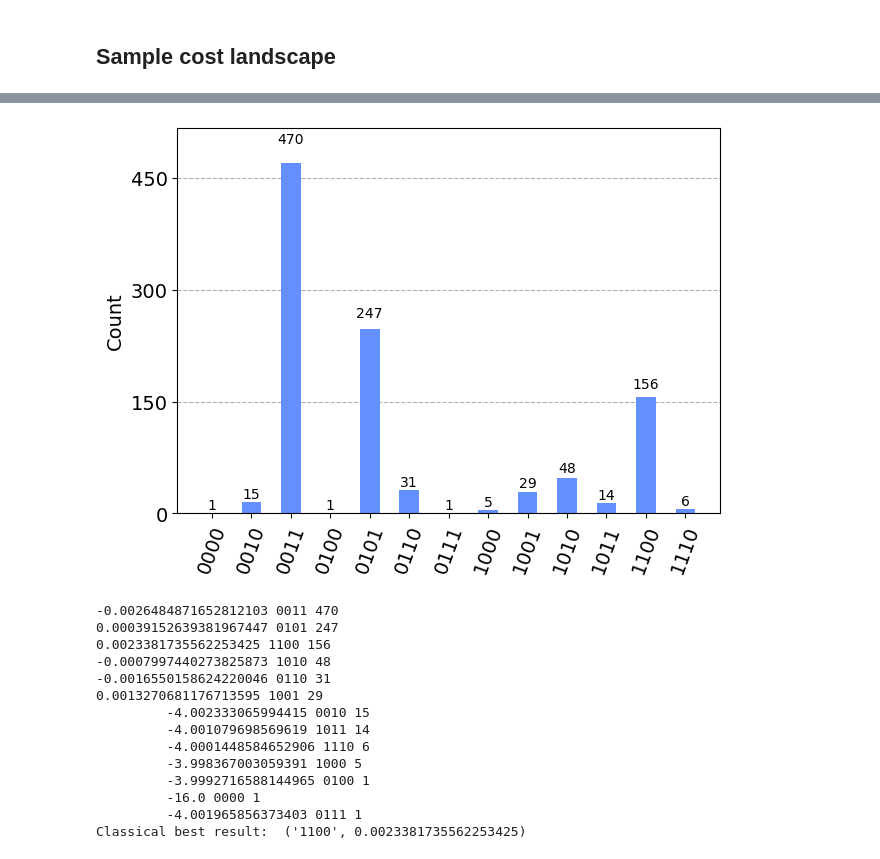
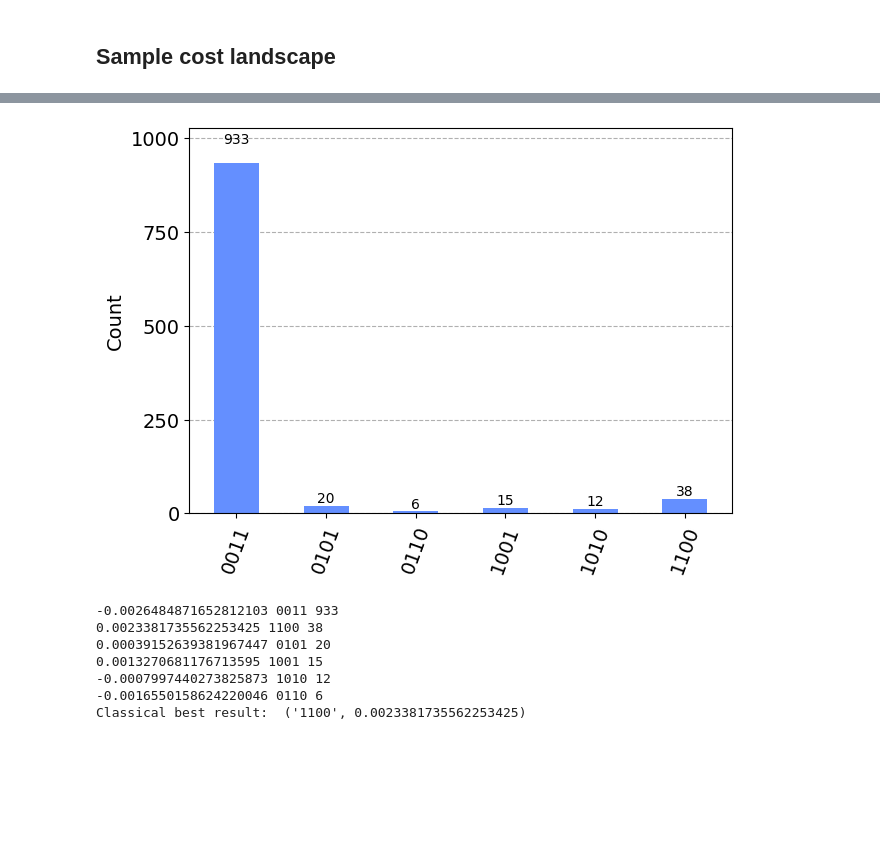
Before and after one commit to OpenQuantumComputing/QAOA, a Jupyter notebook: examples/PortfolioOptimization/4_asset_optimize.ipynb, the cells around one changed output, grey strips where cells are left out. Drawn from its saved outputs; the diff is of its cells as text; code cells hidden in the pictures; blank space fills up the shorter version.

Commit message:
xy mixer working

```diff
--- a/examples/PortfolioOptimization/4_asset_optimize.ipynb
+++ b/examples/PortfolioOptimization/4_asset_optimize.ipynb
@@ -21,7 +21,7 @@ params = {
     "risk" : 0.5,
     "budget": 2,
     "penalty": 4,
-    "cov_matrix": assets.problem.cov_matrix,
+    "cov_matrix": assets.cov_matrix,
     "exp_return": assets.exp_return,
     "usebarrier": True #only for drawing
 }
@@ -32,7 +32,7 @@ from qaoa import QAOA, problems, mixers
 
 qaoa_portopt = QAOA(
     problem=problems.PortfolioOptimization,
-    mixer=mixers.Unconstrained,
+    mixer=mixers.XY,
     params=params
 )
 # %%
@@ -149,8 +159,8 @@ cost(depth= 7 )= 0.15967693316080286
 # %%
-hist=qaoa_portopt.hist(qaoa_portopt.angles_hist['d'+str(maxdepth)+'_final'], qasm_sim,1024)
+hist=qaoa_portopt.hist(qaoa_portopt.angles_hist['d'+str(maxdepth)+'_final'])
 plot_histogram(hist)
 # %% [output]
-[figure, old version]
+[figure, new version]
 # %%
 sorted_hist = dict(sorted(hist.items(), key=lambda item: item[1], reverse=True))
 
@@ -162,17 +172,10 @@ for s, freq in sorted_hist.items():
 
 print("Classical best result: ", (best_sol, best_cost))
 # %% [output]
--0.0026484871652812103 0011 470
-0.00039152639381967447 0101 247
-0.0023381735562253425 1100 156
--0.0007997440273825873 1010 48
--0.0016550158624220046 0110 31
-0.0013270681176713595 1001 29
-         -4.002333065994415 0010 15
-         -4.001079698569619 1011 14
-         -4.0001448584652906 1110 6
-         -3.998367003059391 1000 5
-         -3.9992716588144965 0100 1
-         -16.0 0000 1
-         -4.001965856373403 0111 1
+-0.0026484871652812103 0011 933
+0.0023381735562253425 1100 38
+0.00039152639381967447 0101 20
+0.0013270681176713595 1001 15
+-0.0007997440273825873 1010 12
+-0.0016550158624220046 0110 6
 Classical best result:  ('1100', 0.0023381735562253425)
```
Also changed, not shown: parts of 6 cells of this notebook, 7 other files.
